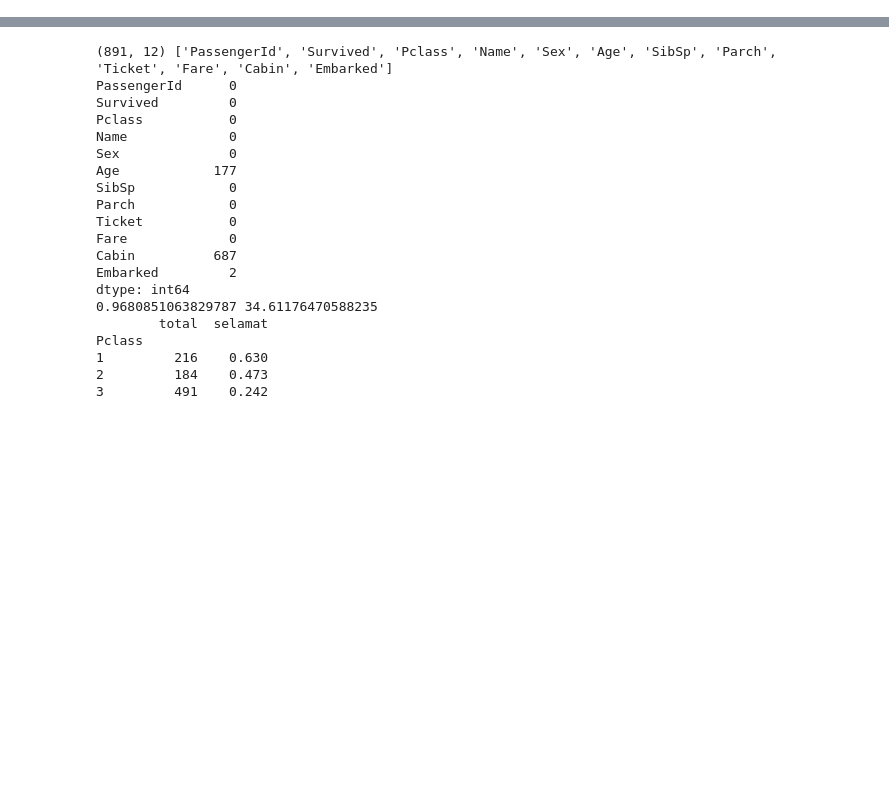
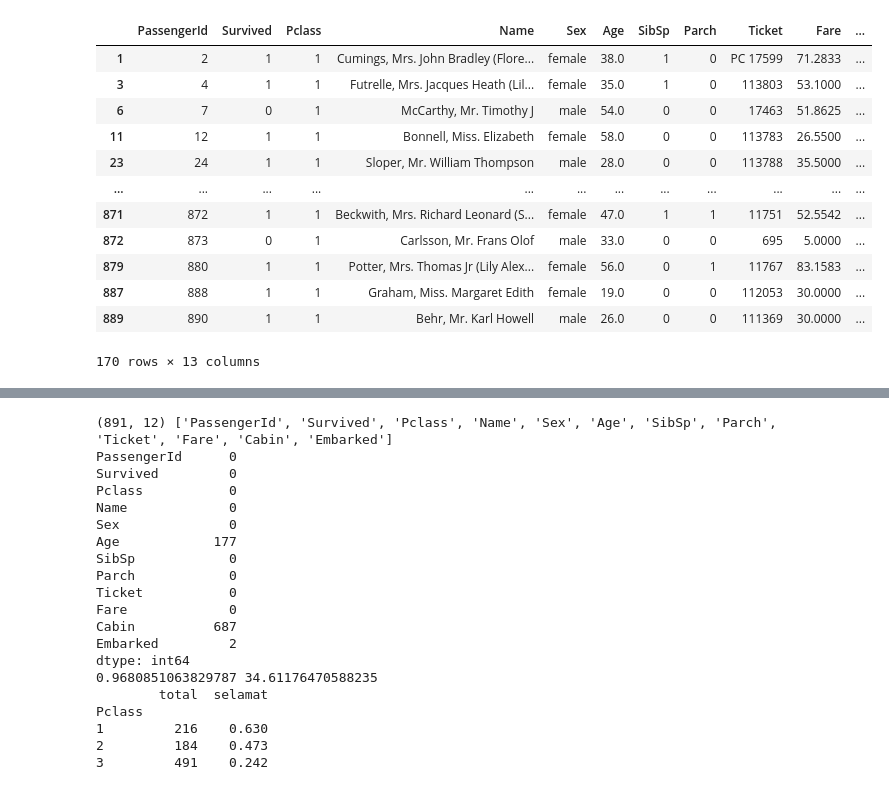
Before and after one commit to arivine/data-science-2026, a Jupyter notebook: Pertemuan2_Muhammad_Arifin_230401010367.ipynb, the cells around one changed output, grey strips where cells are left out. Drawn from its saved outputs; the diff is of its cells as text; code cells hidden in the pictures; blank space fills up the shorter version.

```diff
--- a/Pertemuan2_Muhammad_Arifin_230401010367.ipynb
+++ b/Pertemuan2_Muhammad_Arifin_230401010367.ipynb
@@ -2,0 +148,17 @@
+# %%
+# Menggunakan link raw agar bisa dibaca langsung oleh pandas
+url = 'https://raw.githubusercontent.com/datasciencedojo/datasets/master/titanic.csv'
+df = pd.read_csv(url)
+
+# 2. Eksplorasi dasar
+print(df.shape) # (891, 12)
+print(df.head()) # 5 baris pertama
+print(df.tail(3)) # 3 baris terakhir
+print(df.info()) # tipe & missing
+print(df.describe()) # statistik deskriptif
+# 3. Cek missing values
+print(df.isnull().sum()) # per kolom
+print(df.isnull().mean()) # proporsi %
+
+# Menampilkan 5 data teratas untuk memastikan data termuat
+df.head()
@@ -2,0 +213,32 @@
+# %%
+# .loc — label-based
+df.loc[0, 'Name'] # row 0, kol Name
+df.loc[0:4, 'Age':'Fare']
+# .iloc — integer-based
+df.iloc[0, 2] # baris 0, kolom 2
+df.iloc[0:5, 0:3] # 5 baris, 3 kolom
+# Modifikasi via .loc
+df.loc[df['Age']<18, 'Kategori']= 'Anak-anak'
+# %%
+# query() — sintaksis SQL-like
+df.query('Age > 18 and Pclass==1')
+# # isin() — filter multi-nilai
+# kota = ['Jakarta','Bandung']
+# df[df['Kota'].isin(kota)]
+# # str accessor
+# df[df['Name'].str.contains('Miss')]
+# df['Name'].str.lower()
+# %% [output]
+|  | PassengerId | Survived | Pclass | Name | Sex | Age | SibSp | Parch | Ticket | Fare | ... |
+| 1 | 2 | 1 | 1 | Cumings, Mrs. John Bradley (Flore... | female | 38.0 | 1 | 0 | PC 17599 | 71.2833 | ... |
+| 3 | 4 | 1 | 1 | Futrelle, Mrs. Jacques Heath (Lil... | female | 35.0 | 1 | 0 | 113803 | 53.1000 | ... |
+| 6 | 7 | 0 | 1 | McCarthy, Mr. Timothy J | male | 54.0 | 0 | 0 | 17463 | 51.8625 | ... |
+| 11 | 12 | 1 | 1 | Bonnell, Miss. Elizabeth | female | 58.0 | 0 | 0 | 113783 | 26.5500 | ... |
+| 23 | 24 | 1 | 1 | Sloper, Mr. William Thompson | male | 28.0 | 0 | 0 | 113788 | 35.5000 | ... |
+| ... | ... | ... | ... | ... | ... | ... | ... | ... | ... | ... | ... |
+| 871 | 872 | 1 | 1 | Beckwith, Mrs. Richard Leonard (S... | female | 47.0 | 1 | 1 | 11751 | 52.5542 | ... |
+| 872 | 873 | 0 | 1 | Carlsson, Mr. Frans Olof | male | 33.0 | 0 | 0 | 695 | 5.0000 | ... |
+| 879 | 880 | 1 | 1 | Potter, Mrs. Thomas Jr (Lily Alex... | female | 56.0 | 0 | 1 | 11767 | 83.1583 | ... |
+| 887 | 888 | 1 | 1 | Graham, Miss. Margaret Edith | female | 19.0 | 0 | 0 | 112053 | 30.0000 | ... |
+| 889 | 890 | 1 | 1 | Behr, Mr. Karl Howell | male | 26.0 | 0 | 0 | 111369 | 30.0000 | ... |
+170 rows × 13 columns
```
Also changed, not shown: parts of 16 cells of this notebook.
